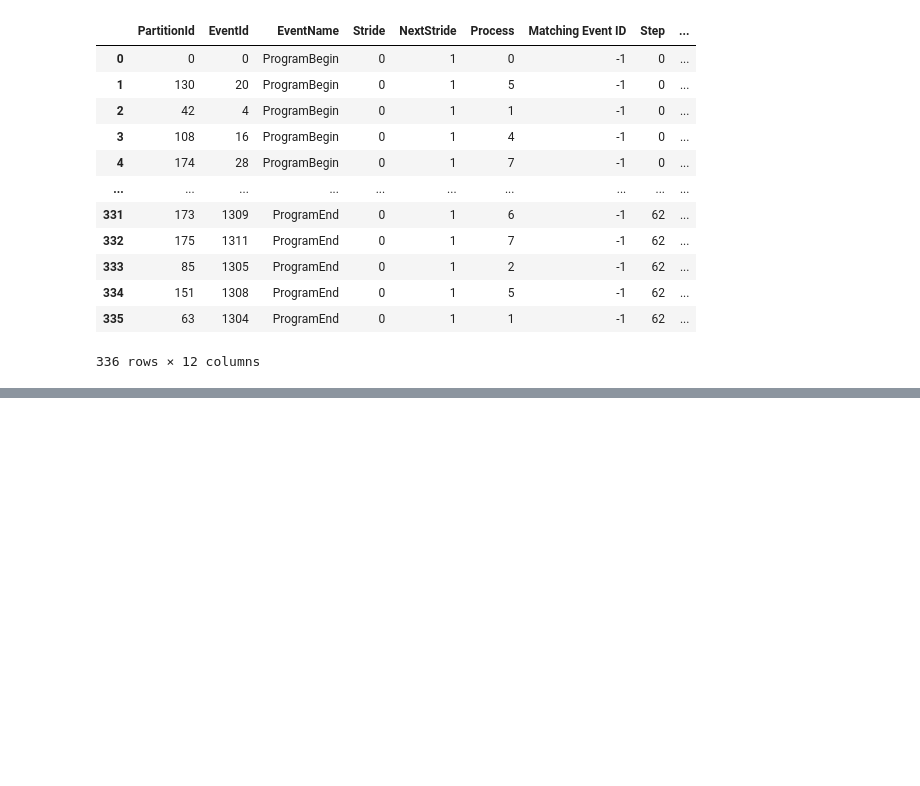
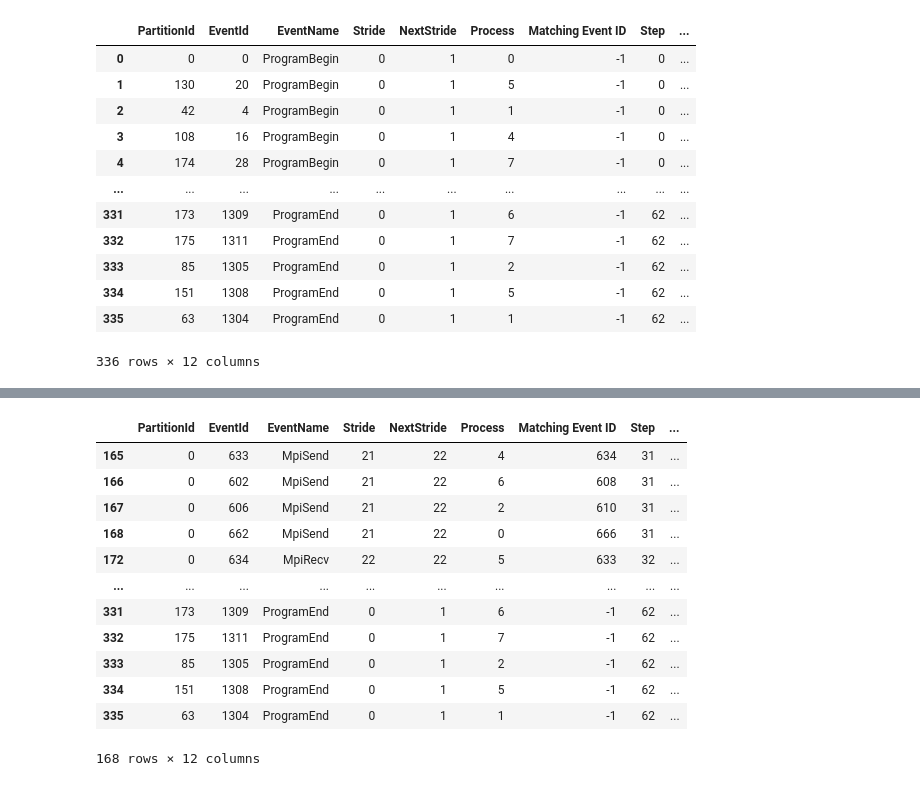
Before and after one commit to hpcgroup/pipit-notebooks, a Jupyter notebook: 8-lateness.ipynb, the cells around one changed output, grey strips where cells are left out. Drawn from its saved outputs; the diff is of its cells as text; code cells hidden in the pictures; blank space fills up the shorter version.

```diff
--- a/8-lateness.ipynb
+++ b/8-lateness.ipynb
@@ -202,0 +256,18 @@ lateness_vis(lateness)
+# %%
+filtered_events = trace.events[(trace.events["Timestamp (ns)"] > 2.3464e8) & (trace.events["Timestamp (ns)"] > 2.3464e8)]
+filtered_lateness = lateness[lateness["EventId"].isin(filtered_events.index)]
+filtered_lateness
+# %% [output]
+|  | PartitionId | EventId | EventName | Stride | NextStride | Process | Matching Event ID | Step | ... |
+| 165 | 0 | 633 | MpiSend | 21 | 22 | 4 | 634 | 31 | ... |
+| 166 | 0 | 602 | MpiSend | 21 | 22 | 6 | 608 | 31 | ... |
+| 167 | 0 | 606 | MpiSend | 21 | 22 | 2 | 610 | 31 | ... |
+| 168 | 0 | 662 | MpiSend | 21 | 22 | 0 | 666 | 31 | ... |
+| 172 | 0 | 634 | MpiRecv | 22 | 22 | 5 | 633 | 32 | ... |
+| ... | ... | ... | ... | ... | ... | ... | ... | ... | ... |
+| 331 | 173 | 1309 | ProgramEnd | 0 | 1 | 6 | -1 | 62 | ... |
+| 332 | 175 | 1311 | ProgramEnd | 0 | 1 | 7 | -1 | 62 | ... |
+| 333 | 85 | 1305 | ProgramEnd | 0 | 1 | 2 | -1 | 62 | ... |
+| 334 | 151 | 1308 | ProgramEnd | 0 | 1 | 5 | -1 | 62 | ... |
+| 335 | 63 | 1304 | ProgramEnd | 0 | 1 | 1 | -1 | 62 | ... |
+168 rows × 12 columns
```
Also changed, not shown: parts of 9 cells of this notebook, 1 other file.
